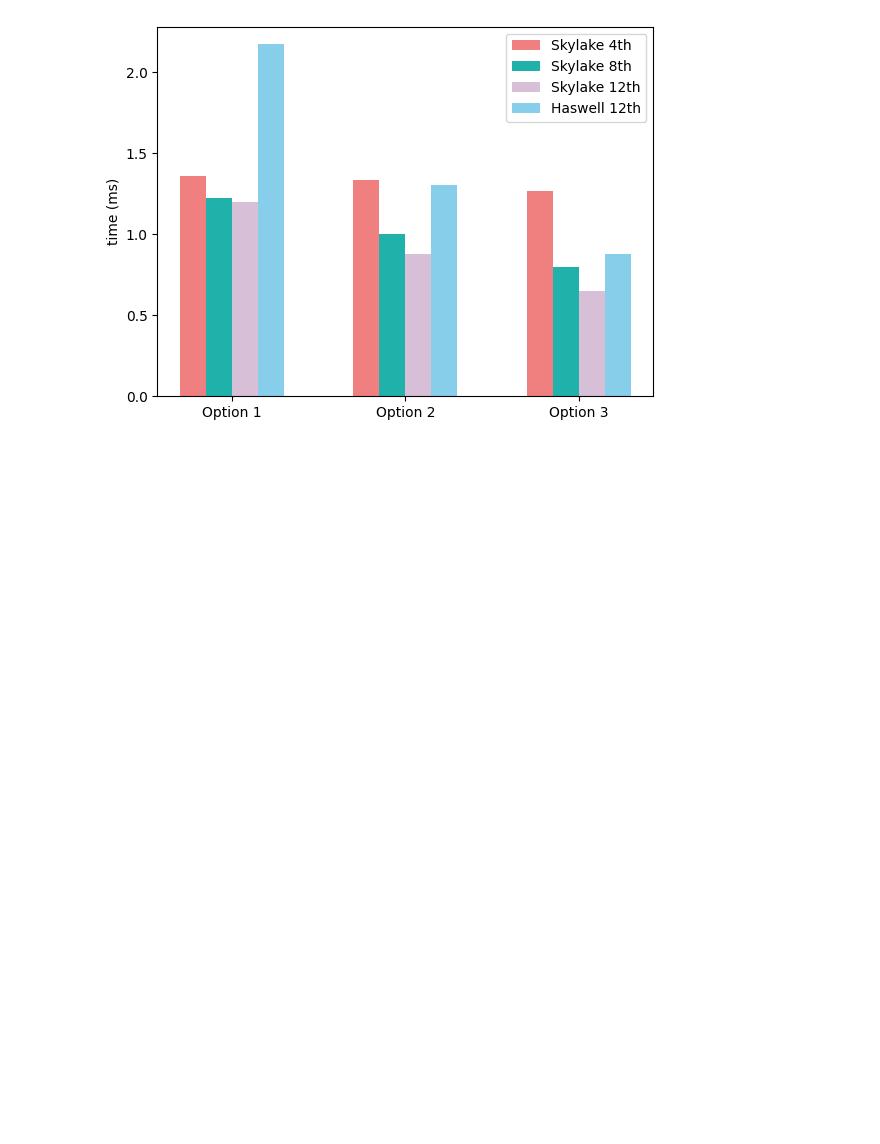
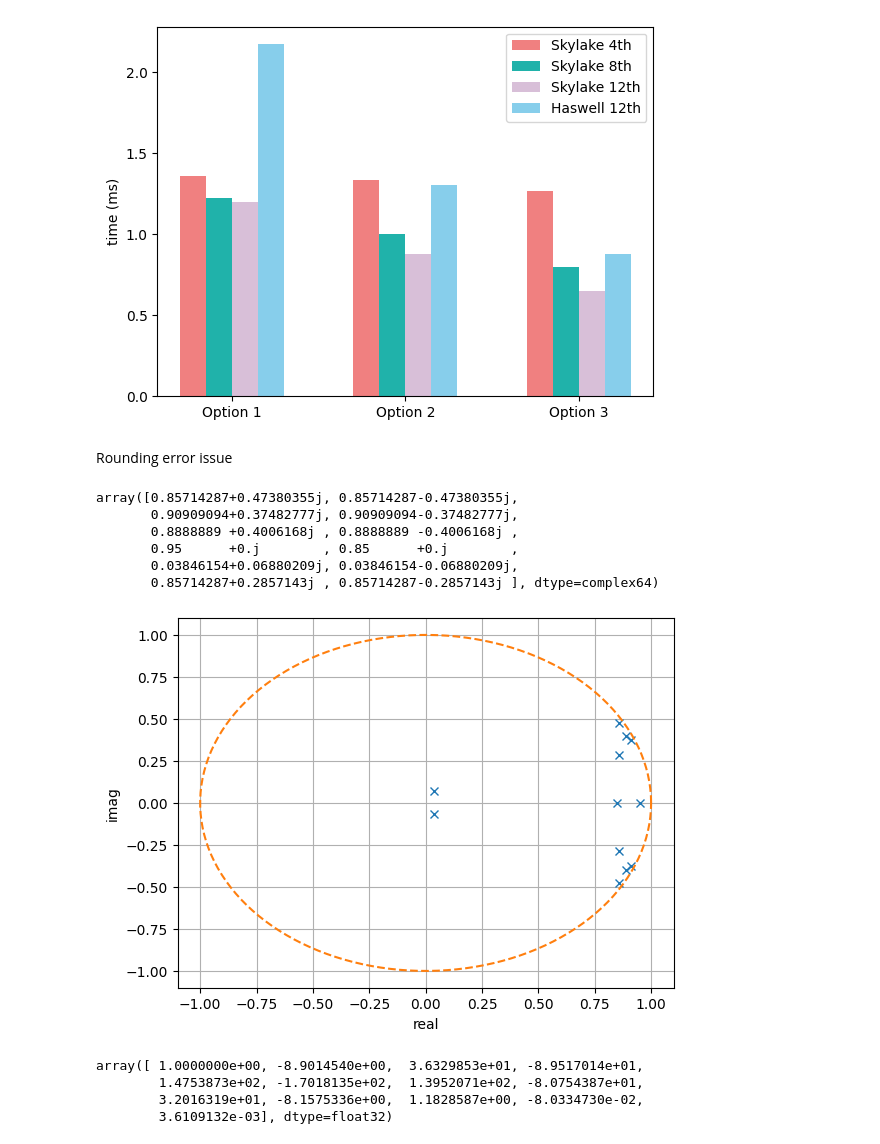
Before and after one commit to Haotian-RA/recursive-filtering-2-24, a Jupyter notebook: notebook.ipynb, the cells around one changed output. Saved outputs shown, nothing was run; the diff lists cells and outputs as text; code cells hidden in the pictures; blank space fills up the shorter version.

```diff
--- a/notebook.ipynb
+++ b/notebook.ipynb
@@ -29,3 +32,5 @@ plt.legend((bar1,bar2,bar3,bar4), ('Skylake 4th','Skylake 8th','Skylake 12th','H
 plt.show()
 # %% [output]
 [figure]
+# %% [markdown]
+Rounding error issue
@@ -31,0 +41,17 @@ plt.show()
+# %%
+# designed poles
+poles = np.array([(6+math.sqrt(11)*1j)/7,(6-math.sqrt(11)*1j)/7,\
+                (10+math.sqrt(17)*1j)/11,(10-math.sqrt(17)*1j)/11,\
+                (8+math.sqrt(13)*1j)/9,(8-math.sqrt(13)*1j)/9,\
+                0.95,0.85,\
+                (0.5+math.sqrt(0.8)*1j)/13,(0.5-math.sqrt(0.8)*1j)/13,\
+                (6+2j)/7,(6-2j)/7],\
+               dtype='F')
+poles
+# %% [output]
+array([0.85714287+0.47380355j, 0.85714287-0.47380355j,
+       0.90909094+0.37482777j, 0.90909094-0.37482777j,
+       0.8888889 +0.4006168j , 0.8888889 -0.4006168j ,
+       0.95      +0.j        , 0.85      +0.j        ,
+       0.03846154+0.06880209j, 0.03846154-0.06880209j,
+       0.85714287+0.2857143j , 0.85714287-0.2857143j ], dtype=complex64)
@@ -31,0 +60,25 @@ plt.show()
+# %%
+angle = np.linspace(0,2*np.pi,150)
+x_circ = np.cos(angle)
+y_circ = np.sin(angle)
+
+plt.plot(poles.real,poles.imag,'x')
+plt.plot(x_circ,y_circ,'--')
+plt.ylabel('imag')
+plt.xlabel('real')
+# plt.title('Poles of 12th order IIR')
+plt.grid()
+plt.show()
+# %% [output]
+[figure, added]
+# %%
+# direct form of recursive equation
+coeffs1 = np.polynomial.polynomial.polyfromroots(poles)
+coeffs1 = coeffs1[::-1]
+coeffs1 = np.float32(coeffs1.real) # change to float64 will be the same as cascaded form
+coeffs1
+# %% [output]
+array([ 1.0000000e+00, -8.9014540e+00,  3.6329853e+01, -8.9517014e+01,
+        1.4753873e+02, -1.7018135e+02,  1.3952071e+02, -8.0754387e+01,
+        3.2016319e+01, -8.1575336e+00,  1.1828587e+00, -8.0334730e-02,
+        3.6109132e-03], dtype=float32)
```
Also changed, not shown: parts of 16 cells of this notebook, 4 other files.
